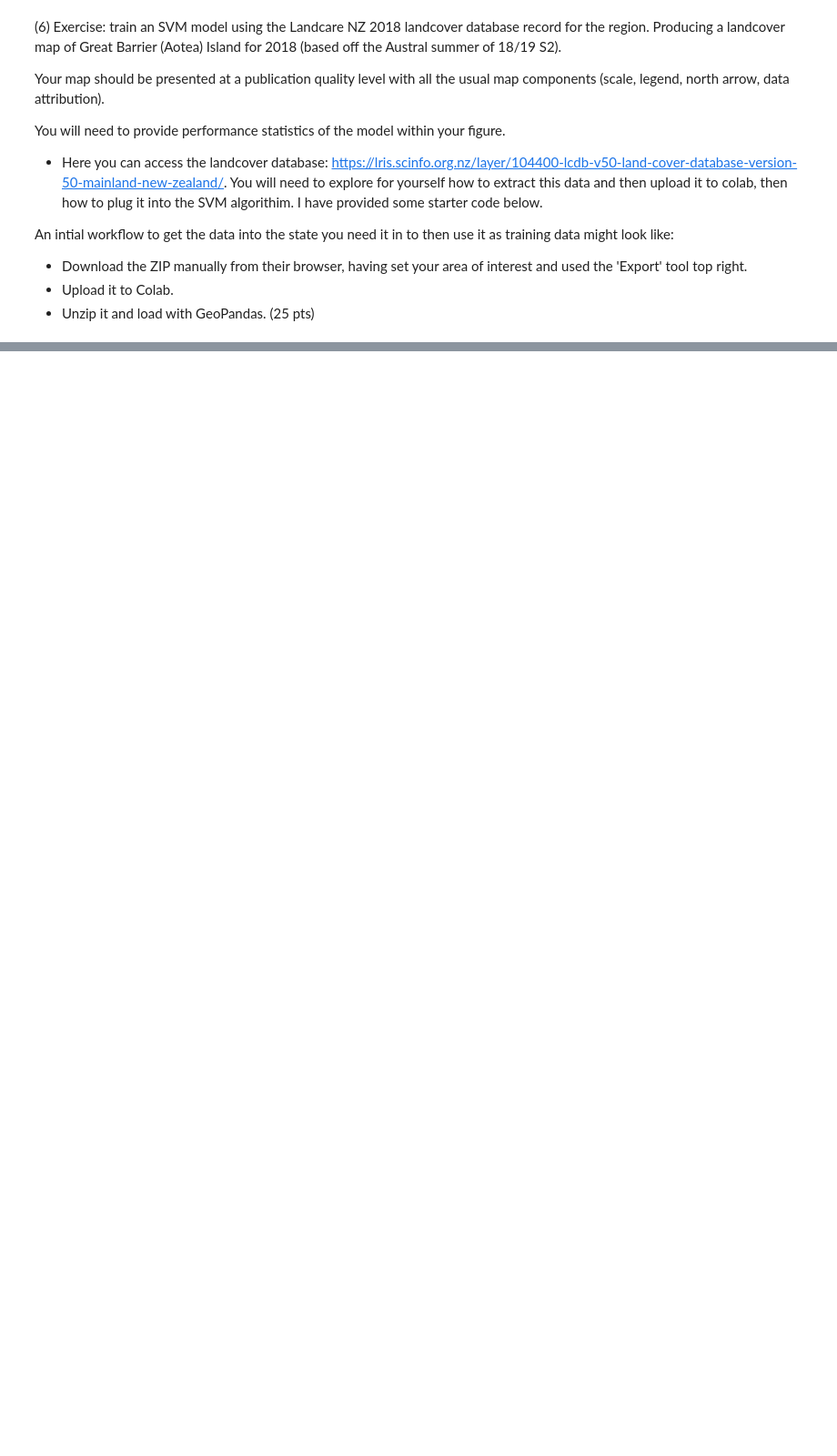
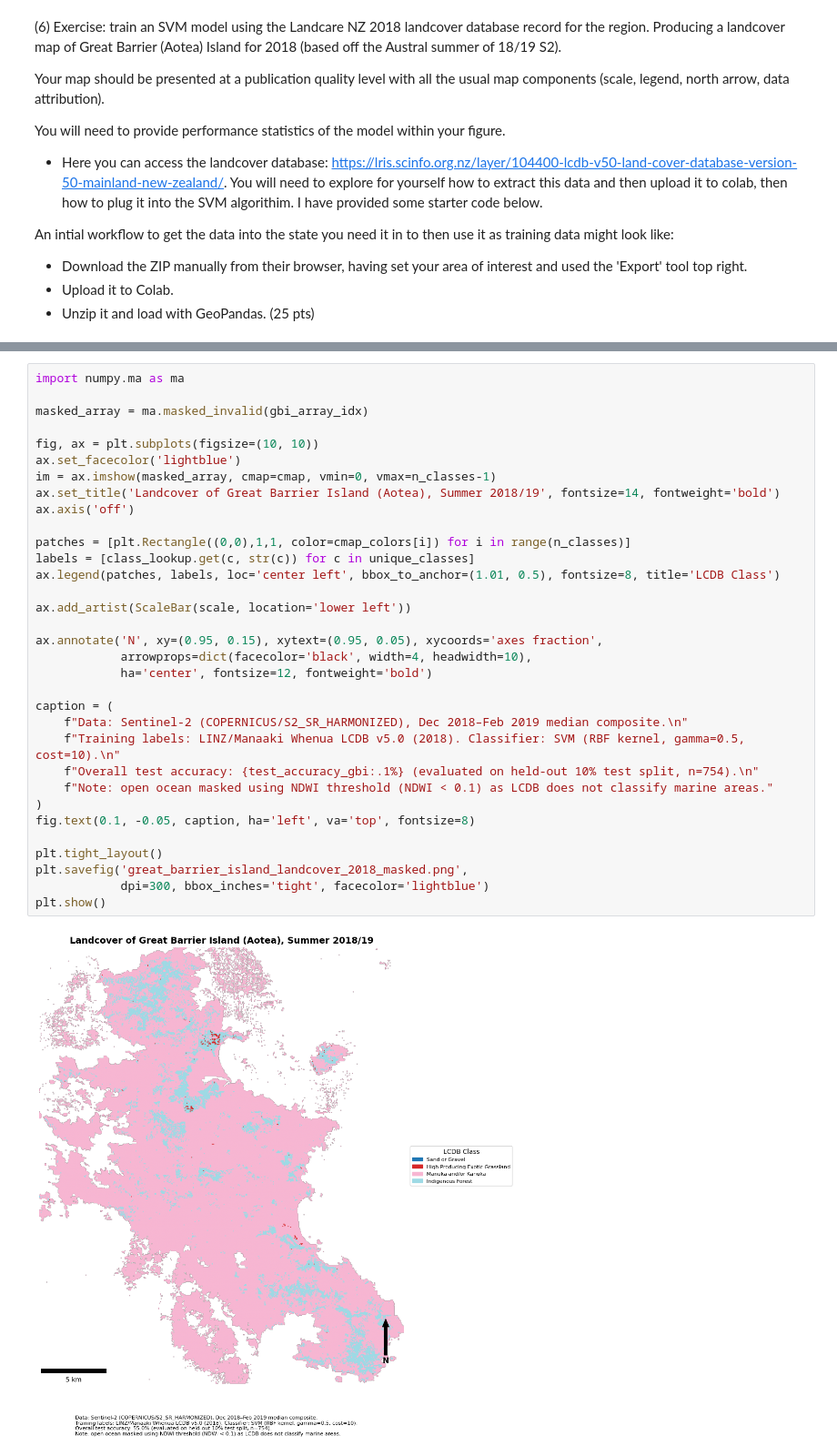
Before and after one commit to MusicalManiac/SatelliteDataAI-UOA, a Jupyter notebook: Lab-Notebooks/761_Lab2.ipynb, the cells around one changed output, grey strips where cells are left out. Shown at 91% size. Drawn from its saved outputs; the diff is of its cells as text; blank space fills up the shorter version.

```diff
--- a/Lab-Notebooks/761_Lab2.ipynb
+++ b/Lab-Notebooks/761_Lab2.ipynb
@@ -291,0 +607,35 @@ print(gdf.head())
+# %%
+import numpy.ma as ma
+
+masked_array = ma.masked_invalid(gbi_array_idx)
+
+fig, ax = plt.subplots(figsize=(10, 10))
+ax.set_facecolor('lightblue')
+im = ax.imshow(masked_array, cmap=cmap, vmin=0, vmax=n_classes-1)
+ax.set_title('Landcover of Great Barrier Island (Aotea), Summer 2018/19', fontsize=14, fontweight='bold')
+ax.axis('off')
+
+patches = [plt.Rectangle((0,0),1,1, color=cmap_colors[i]) for i in range(n_classes)]
+labels = [class_lookup.get(c, str(c)) for c in unique_classes]
+ax.legend(patches, labels, loc='center left', bbox_to_anchor=(1.01, 0.5), fontsize=8, title='LCDB Class')
+
+ax.add_artist(ScaleBar(scale, location='lower left'))
+
+ax.annotate('N', xy=(0.95, 0.15), xytext=(0.95, 0.05), xycoords='axes fraction',
+            arrowprops=dict(facecolor='black', width=4, headwidth=10),
+            ha='center', fontsize=12, fontweight='bold')
+
+caption = (
+    f"Data: Sentinel-2 (COPERNICUS/S2_SR_HARMONIZED), Dec 2018–Feb 2019 median composite.\n"
+    f"Training labels: LINZ/Manaaki Whenua LCDB v5.0 (2018). Classifier: SVM (RBF kernel, gamma=0.5, cost=10).\n"
+    f"Overall test accuracy: {test_accuracy_gbi:.1%} (evaluated on held-out 10% test split, n=754).\n"
+    f"Note: open ocean masked using NDWI threshold (NDWI < 0.1) as LCDB does not classify marine areas."
+)
+fig.text(0.1, -0.05, caption, ha='left', va='top', fontsize=8)
+
+plt.tight_layout()
+plt.savefig('great_barrier_island_landcover_2018_masked.png',
+            dpi=300, bbox_inches='tight', facecolor='lightblue')
+plt.show()
+# %% [output]
+[figure, added]
```
Also changed, not shown: parts of 19 cells of this notebook.
